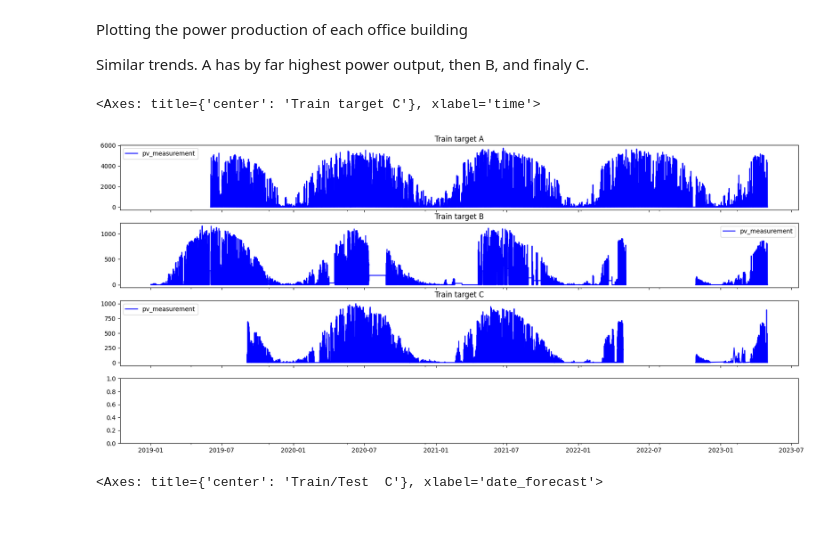
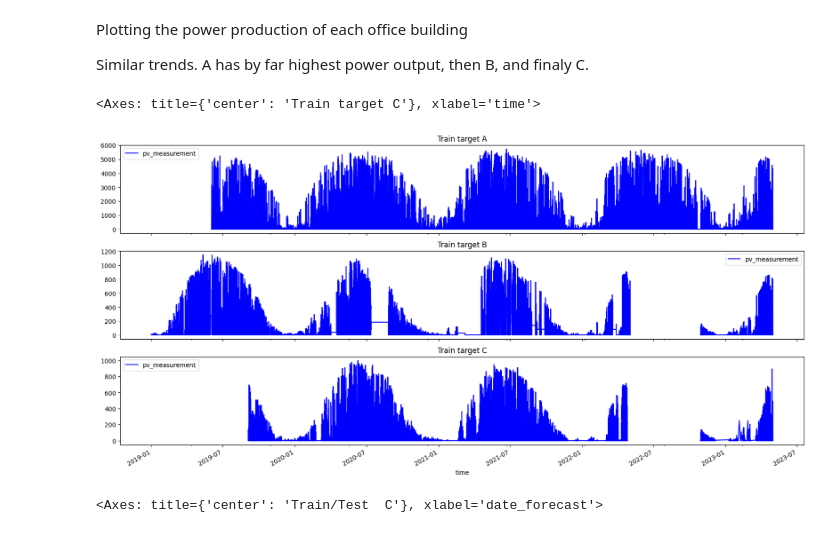
Before and after one commit to Bergschtein/Solar-Energy-Prediction, a Jupyter notebook: long.ipynb, the cells around one changed output. Cells and saved outputs as stored; diff of their text form; code cells hidden in the pictures.

```diff
--- a/long.ipynb
+++ b/long.ipynb
@@ -153,13 +153,13 @@ Plotting the power production of each office building
 Similar trends. A has by far highest power output, then B, and finaly C.
 # %%
 # Power production plots
-fig, axs = plt.subplots(4, 1, figsize=(20, 10), sharex=True)
+fig, axs = plt.subplots(3, 1, figsize=(20, 10), sharex=True)
 train_a[['time', 'pv_measurement']].set_index('time').plot(ax=axs[0], title='Train target A', color='blue')
 train_b[['time', 'pv_measurement']].set_index('time').plot(ax=axs[1], title='Train target B', color='blue')
 train_c[['time', 'pv_measurement']].set_index('time').plot(ax=axs[2], title='Train target C', color='blue')
 # %% [output]
 <Axes: title={'center': 'Train target C'}, xlabel='time'>
-[figure, old version]
+[figure, new version]
 # %%
 # Plotting a single feature
 fig, axs = plt.subplots(3, 1, figsize=(20, 10), sharex=True)
```
Also changed, not shown: parts of 6 cells of this notebook, 7 other files.
